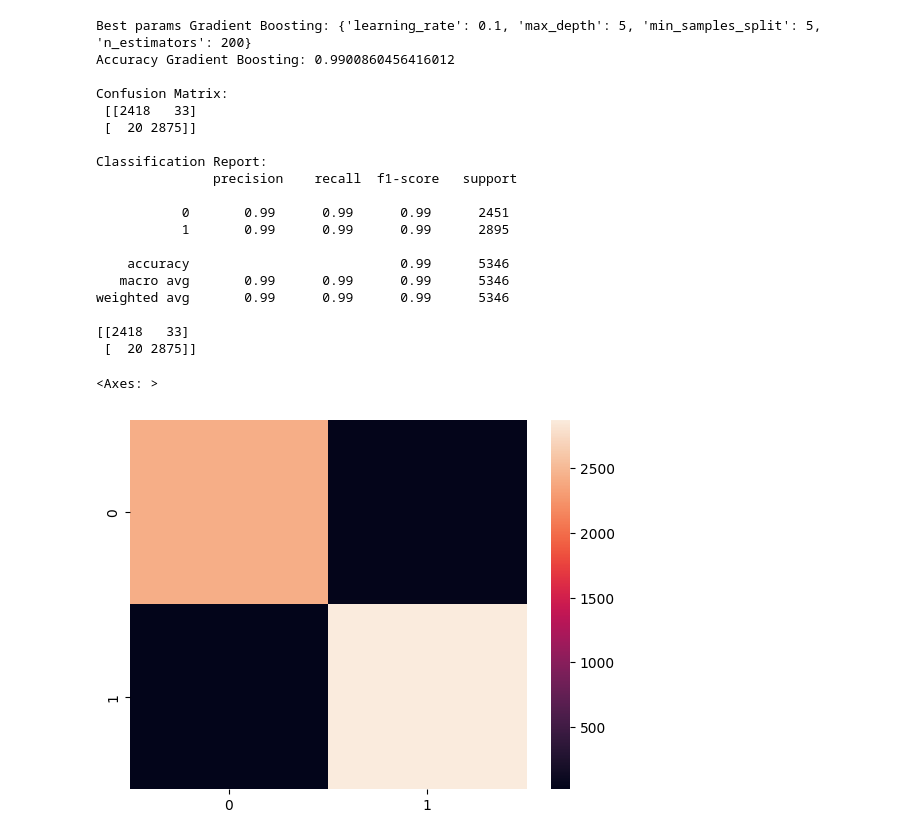
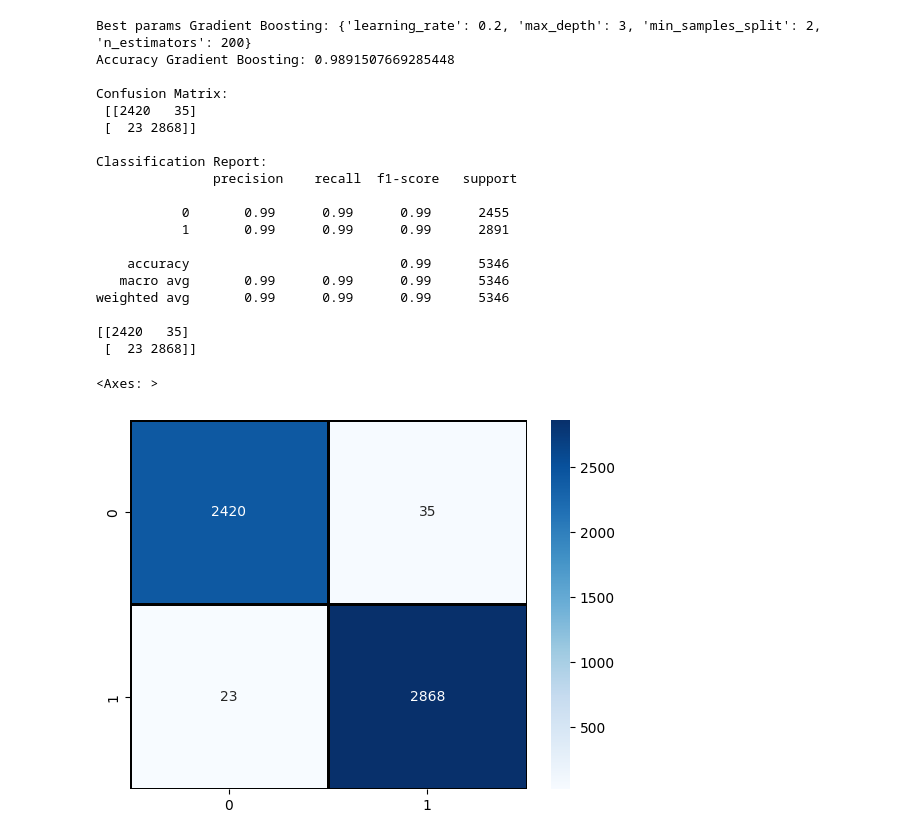
Before and after one commit to lamya-maaou/Ai_Model_For_Lettering, a Jupyter notebook: Models/OtherModels/svm_tree_based_models.ipynb, the cells around one changed output. Cells and saved outputs as stored; diff of their text form; code cells hidden in the pictures.

```diff
--- a/Models/OtherModels/svm_tree_based_models.ipynb
+++ b/Models/OtherModels/svm_tree_based_models.ipynb
@@ -174,43 +176,43 @@ params_gb = {
     'learning_rate': [0.01, 0.1, 0.2],
     'max_depth': [3, 5, 10],
     'min_samples_split': [2, 5]
 }
 
 gb_model = GradientBoostingClassifier(random_state=42)
 
 best_gb_model, best_gb_params = ameliorate_with_grid_search(gb_model, X_train, y_train, params_gb)
 
 print("Best params Gradient Boosting:", best_gb_params)
 
 y_pred_gb = best_gb_model.predict(X_test)
 
 print("Accuracy Gradient Boosting:", accuracy_score(y_test, y_pred_gb))
 print("\nConfusion Matrix:\n", confusion_matrix(y_test, y_pred_gb))
 print("\nClassification Report:\n", classification_report(y_test, y_pred_gb))
 print(confusion_matrix(y_test,y_pred_gb))
-sns.heatmap(confusion_matrix(y_test,y_pred_gb))
+sns.heatmap(confusion_matrix(y_test,y_pred_gb),annot=True, fmt='d', cmap='Blues', linewidths=1, linecolor='black')
 # %% [output]
-Best params Gradient Boosting: {'learning_rate': 0.1, 'max_depth': 5, 'min_samples_split': 5, 'n_estimators': 200}
-Accuracy Gradient Boosting: 0.9900860456416012
+Best params Gradient Boosting: {'learning_rate': 0.2, 'max_depth': 3, 'min_samples_split': 2, 'n_estimators': 200}
+Accuracy Gradient Boosting: 0.9891507669285448
 
 Confusion Matrix:
- [[2418   33]
- [  20 2875]]
+ [[2420   35]
+ [  23 2868]]
 
 Classification Report:
                precision    recall  f1-score   support
 
-           0       0.99      0.99      0.99      2451
-           1       0.99      0.99      0.99      2895
+           0       0.99      0.99      0.99      2455
+           1       0.99      0.99      0.99      2891
 
     accuracy                           0.99      5346
    macro avg       0.99      0.99      0.99      5346
 weighted avg       0.99      0.99      0.99      5346
 
-[[2418   33]
- [  20 2875]]
+[[2420   35]
+ [  23 2868]]
 <Axes: >
-[figure, old version]
+[figure, new version]
 # %%
 xgb_model = XGBClassifier(tree_method='hist',  # 'gpu_hist' si GPU dispo
                           eval_metric='mlogloss',
```
Also changed, not shown: parts of 14 cells of this notebook, 6 other files.
